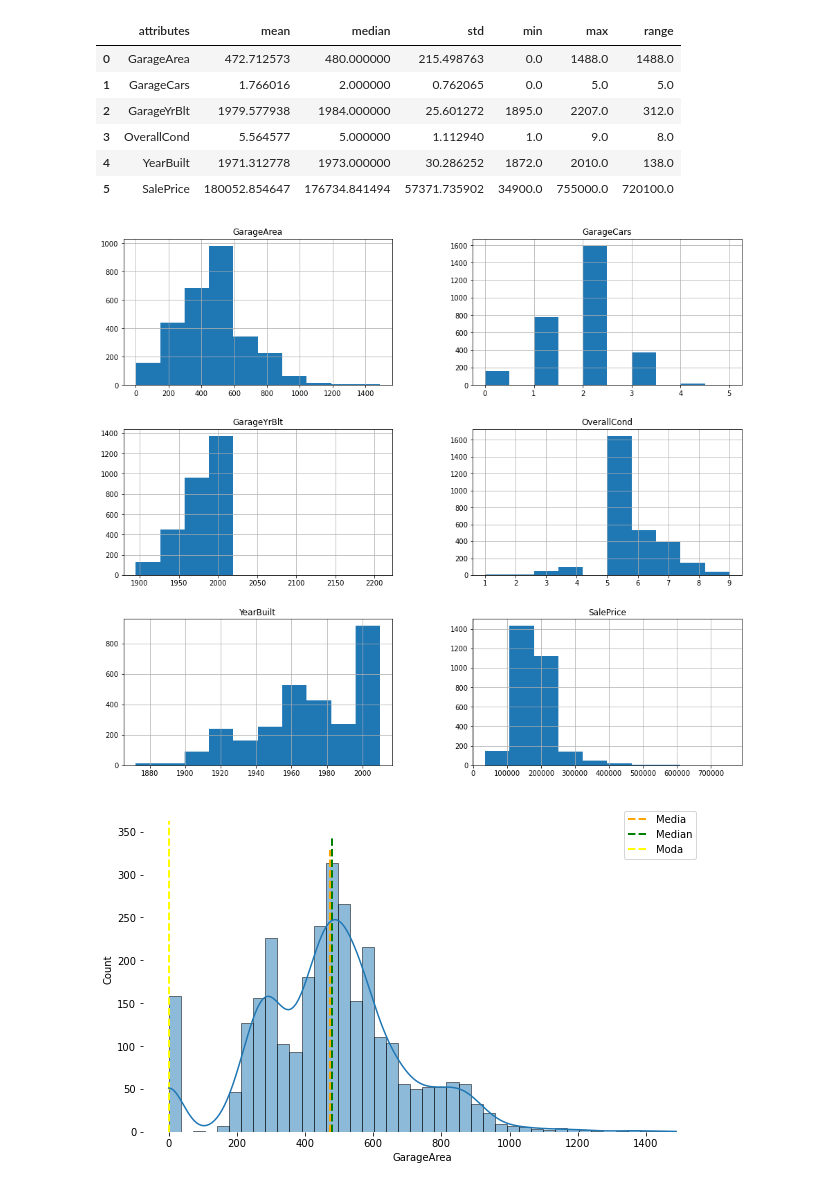
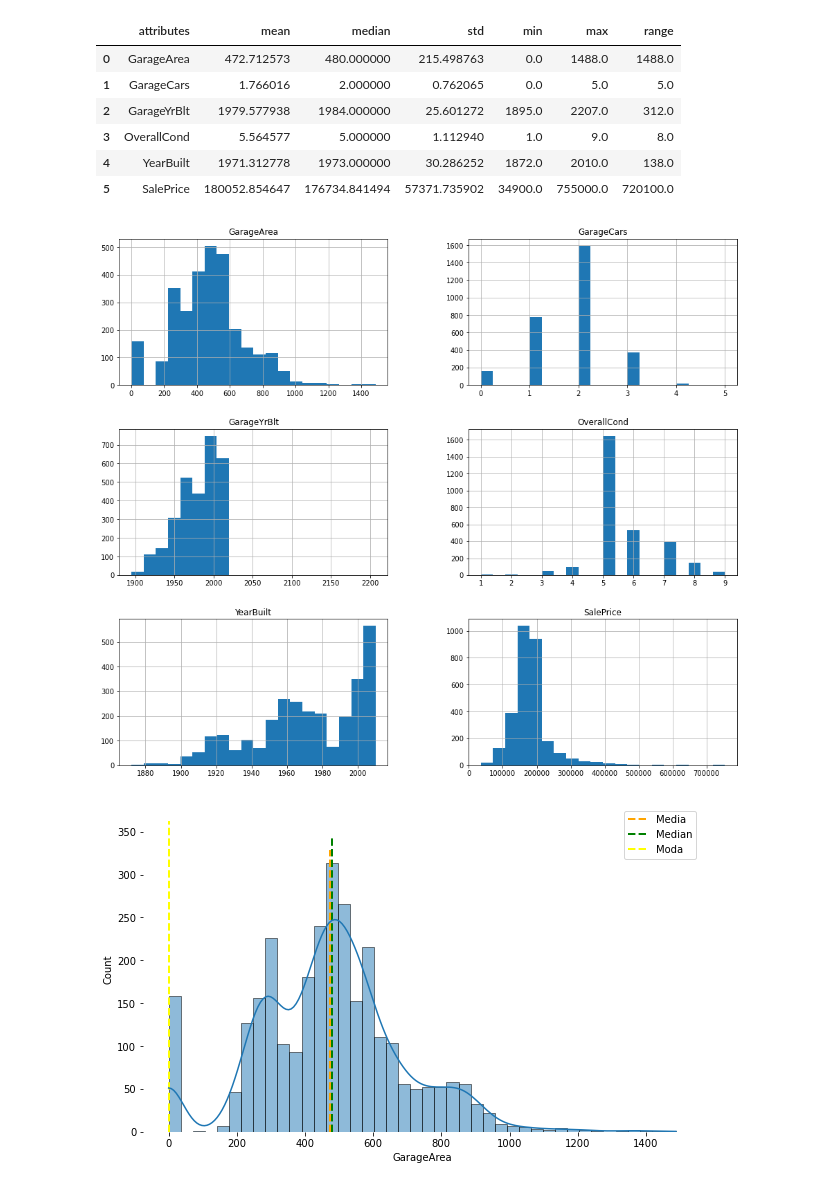
Before and after one commit to daianeklein/House-Prices-advRegressionTechniques, a Jupyter notebook: House-Prices-Adv-Regression-Techniques/01/House-Prices-Advanced-Regression-Techniques-Garage.ipynb, the cells around one changed output. Drawn from its saved outputs; the diff is of its cells as text; code cells hidden in the pictures.

```diff
--- a/House-Prices-Adv-Regression-Techniques/01/House-Prices-Advanced-Regression-Techniques-Garage.ipynb
+++ b/House-Prices-Adv-Regression-Techniques/01/House-Prices-Advanced-Regression-Techniques-Garage.ipynb
@@ -256,9 +256,9 @@ t
 | 4 | YearBuilt | 1971.312778 | 1973.000000 | 30.286252 | 1872.0 | 2010.0 | 138.0 |
 | 5 | SalePrice | 180052.854647 | 176734.841494 | 57371.735902 | 34900.0 | 755000.0 | 720100.0 |
 # %%
-df1[num_attributes.columns].hist(figsize=(16,14));
+df1[num_attributes.columns].hist(bins = 20, figsize=(16,14));
 # %% [output]
-[figure, old version]
+[figure, new version]
 # %%
 for a in df1[num_attributes.columns]:
 
```
Also changed, not shown: parts of 9 cells of this notebook.
